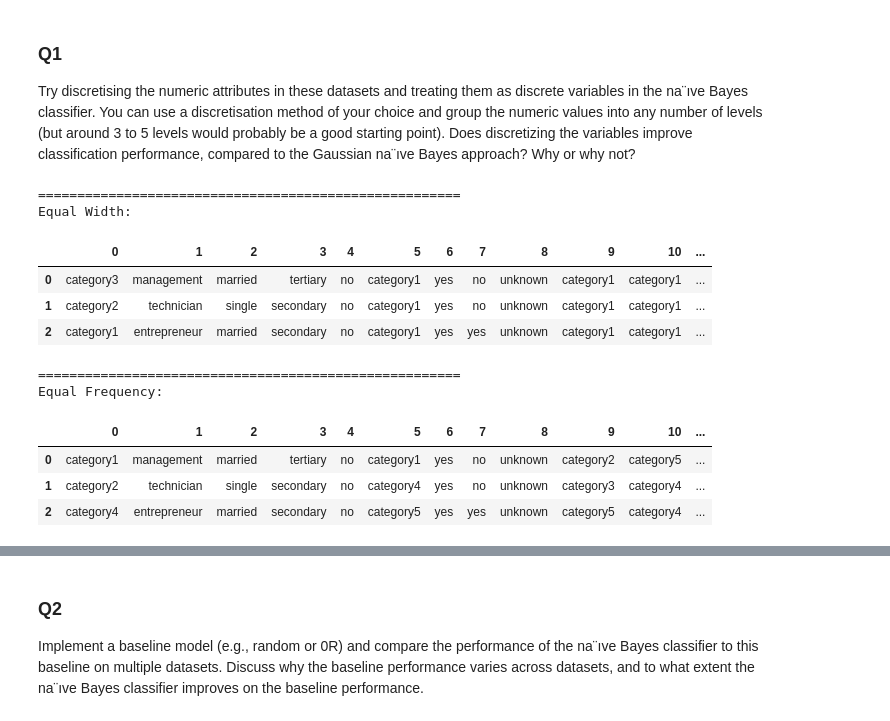
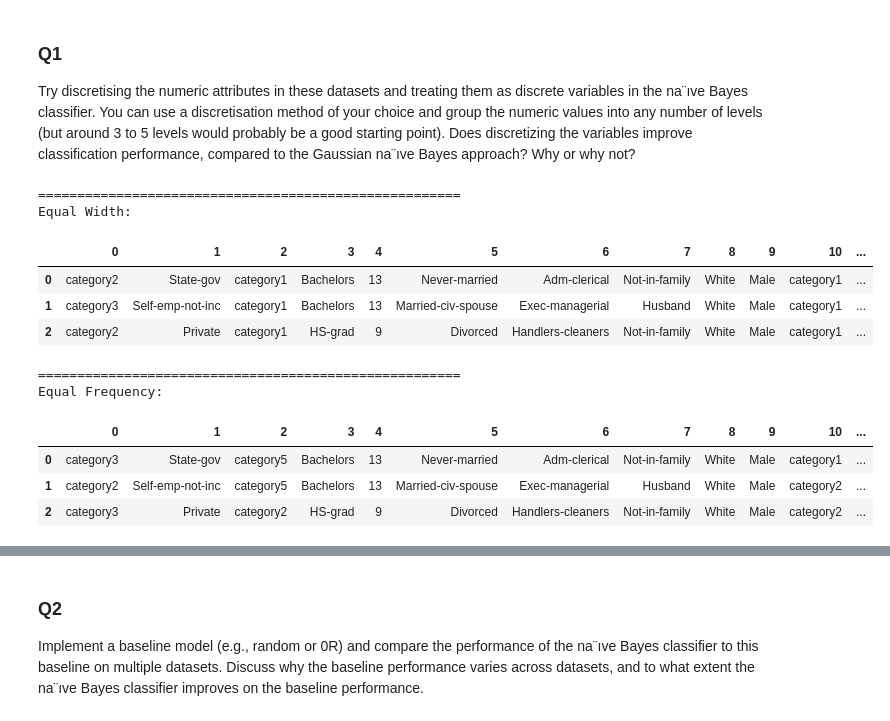
Before and after one commit to JerryMu/Naive-Bayes, a Jupyter notebook: assignment1.ipynb, the cells around one changed output, grey strips where cells are left out. Drawn from its saved outputs; the diff is of its cells as text; code cells hidden in the pictures.

```diff
--- a/assignment1.ipynb
+++ b/assignment1.ipynb
@@ -313,16 +318,16 @@ A response to a question should take about 100–250 words, and make reference t
 ### Q1
 Try discretising the numeric attributes in these datasets and treating them as discrete variables in the na¨ıve Bayes classifier. You can use a discretisation method of your choice and group the numeric values into any number of levels (but around 3 to 5 levels would probably be a good starting point). Does discretizing the variables improve classification performance, compared to the Gaussian na¨ıve Bayes approach? Why or why not?
 # %%
-#  Use adult dataset for this question
-
-# index column that need to be remove
-# Assign None to id_column means no id column
+'''
+Use adult dataset for this question
+index column that need to be remove
+Assign None to id_column means no id column
+'''
 id_column = None
 
 #  Enter dataset here
-missing_values = None
-train_data = preprocess(bank, missing_values,id_column)
-
+missing_values = '?'
+train_data = preprocess(adult, missing_values,id_column)
 '''
     datasets_types can be
     NOMINAL: NOMINAL ATTRIBUTES DATASETS,
@@ -336,7 +341,7 @@ datasets_types = "MIX"
 
 # 0 represents nomianl, 1 represents ordinal, 2 represents numeric
 # Only works when dataset_types is MIX
-feature_types = [2, 0, 0, 1, 0, 2, 0, 0, 0, 2, 2, 2, 2, 0]
+feature_types = [2, 0, 2, 1, 1, 0, 0, 0, 0, 0, 2, 2, 2, 0]
 class_column = 14
 
 EPSILON = 1/(2*train_data.shape[0])
@@ -349,22 +354,24 @@ feature_columns = list(train_set.columns)
 
 
 def discretise(data,levels,by):
-    #Given a data set and its corresponding data type,
-    #All its features must be discretized into discrete features，
-    #Takes an integer, then determine the total number of discrete feature levels
+    '''Given a data set and its corresponding data type,
+    All its features must be discretized into discrete features，
+    Takes an integer, then determine the total number of discrete feature levels'''
 
     copy_data = data.copy()
     for i in feature_columns:
-        # Find out all the Numeric Data, and then form a new DataFrame
-        # Note: 2 means numeric data type
+        '''Find out all the Numeric Data, and then form a new DataFrame
+           Note: 2 means numeric data type'''
         if datasets_types == "NUMERIC" or (datasets_types == "MIX" and feature_types[i] == 2):
             feature = data[i]
             copy_feature = feature.copy()
 
             # Equal Width
             if by =='width':
-                # After finding maximum and minimux,
-                # calculate the width of each level
+                '''
+                After finding maximum and minimux,
+                calculate the width of each level
+                '''
                 maximum = np.max(feature)
                 minimum = np.min(feature)
                 width = (maximum-minimum)/levels
@@ -389,28 +396,28 @@ def discretise(data,levels,by):
 # %%
 width_data_level_5 = discretise(train_data,levels=5,by='width')
 freq_data_level_5 = discretise(train_data,levels=5,by='freq')
 
-width_data_level_10 = discretise(train_data,levels=5,by='width')
-freq_data_level_10 = discretise(train_data,levels=5,by='freq')
+width_data_level_10 = discretise(train_data,levels=10,by='width')
+freq_data_level_10 = discretise(train_data,levels=10,by='freq')
 print("======================================================")
 print("Equal Width:")
 display(width_data_level_5.head(3))
 print("======================================================")
 print("Equal Frequency:")
 display(freq_data_level_5.head(3))
 # %% [output]
 ======================================================
 Equal Width:
 |  | 0 | 1 | 2 | 3 | 4 | 5 | 6 | 7 | 8 | 9 | 10 | ... |
-| 0 | category3 | management | married | tertiary | no | category1 | yes | no | unknown | category1 | category1 | ... |
-| 1 | category2 | technician | single | secondary | no | category1 | yes | no | unknown | category1 | category1 | ... |
-| 2 | category1 | entrepreneur | married | secondary | no | category1 | yes | yes | unknown | category1 | category1 | ... |
+| 0 | category2 | State-gov | category1 | Bachelors | 13 | Never-married | Adm-clerical | Not-in-family | White | Male | category1 | ... |
+| 1 | category3 | Self-emp-not-inc | category1 | Bachelors | 13 | Married-civ-spouse | Exec-managerial | Husband | White | Male | category1 | ... |
+| 2 | category2 | Private | category1 | HS-grad | 9 | Divorced | Handlers-cleaners | Not-in-family | White | Male | category1 | ... |
 ======================================================
 Equal Frequency:
 |  | 0 | 1 | 2 | 3 | 4 | 5 | 6 | 7 | 8 | 9 | 10 | ... |
-| 0 | category1 | management | married | tertiary | no | category1 | yes | no | unknown | category2 | category5 | ... |
-| 1 | category2 | technician | single | secondary | no | category4 | yes | no | unknown | category3 | category4 | ... |
-| 2 | category4 | entrepreneur | married | secondary | no | category5 | yes | yes | unknown | category5 | category4 | ... |
+| 0 | category3 | State-gov | category5 | Bachelors | 13 | Never-married | Adm-clerical | Not-in-family | White | Male | category1 | ... |
+| 1 | category2 | Self-emp-not-inc | category5 | Bachelors | 13 | Married-civ-spouse | Exec-managerial | Husband | White | Male | category2 | ... |
+| 2 | category3 | Private | category2 | HS-grad | 9 | Divorced | Handlers-cleaners | Not-in-family | White | Male | category2 | ... |
 # %%
 datasets_types = "NOMINAL"
 print("Use width discretise with 5 levels")
```
Also changed, not shown: parts of 16 cells of this notebook.
